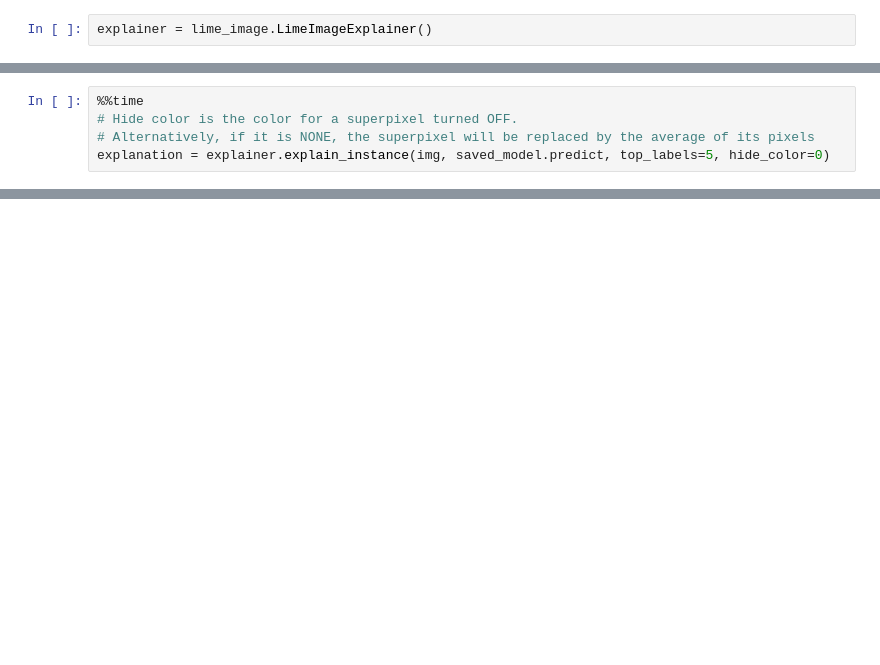
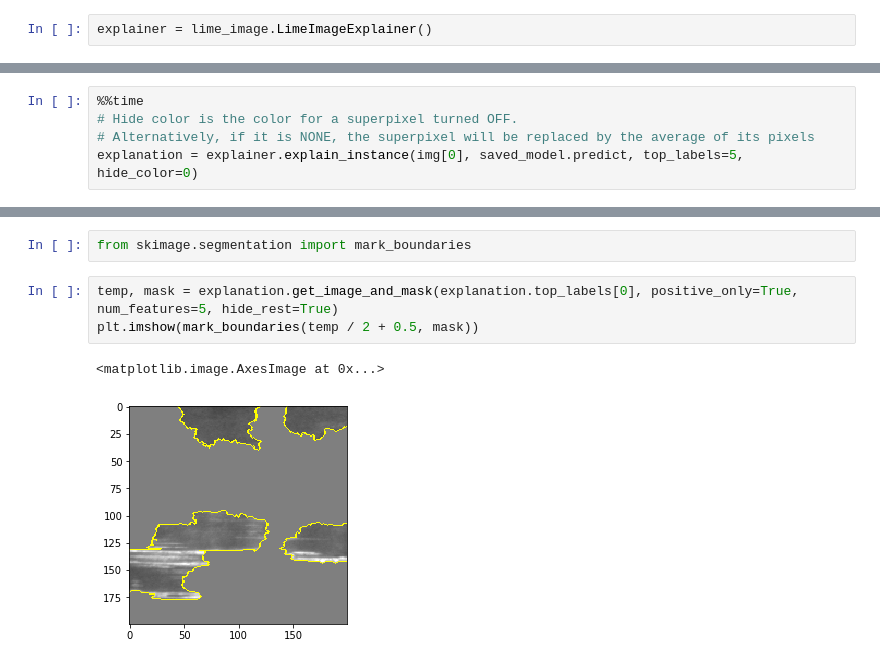
Before and after one commit to mahesh-sudhakar/NEU_XAI, a Jupyter notebook: xai_predict.ipynb, the cells around one changed output, grey strips where cells are left out. Saved outputs shown, nothing was run; the diff lists cells and outputs as text; blank space fills up the shorter version.

```diff
--- a/xai_predict.ipynb
+++ b/xai_predict.ipynb
@@ -125,5 +142,5 @@ img = preprocess_input(img)
 %%time
 # Hide color is the color for a superpixel turned OFF.
 # Alternatively, if it is NONE, the superpixel will be replaced by the average of its pixels
-explanation = explainer.explain_instance(img, saved_model.predict, top_labels=5, hide_color=0)
+explanation = explainer.explain_instance(img[0], saved_model.predict, top_labels=5, hide_color=0)
 # %% [output]
@@ -130,0 +149,8 @@ RuntimeError: ignored
+# %%
+from skimage.segmentation import mark_boundaries
+# %%
+temp, mask = explanation.get_image_and_mask(explanation.top_labels[0], positive_only=True, num_features=5, hide_rest=True)
+plt.imshow(mark_boundaries(temp / 2 + 0.5, mask))
+# %% [output]
+<matplotlib.image.AxesImage at 0x...>
+[figure, added]
```
Also changed, not shown: parts of 8 cells of this notebook.
